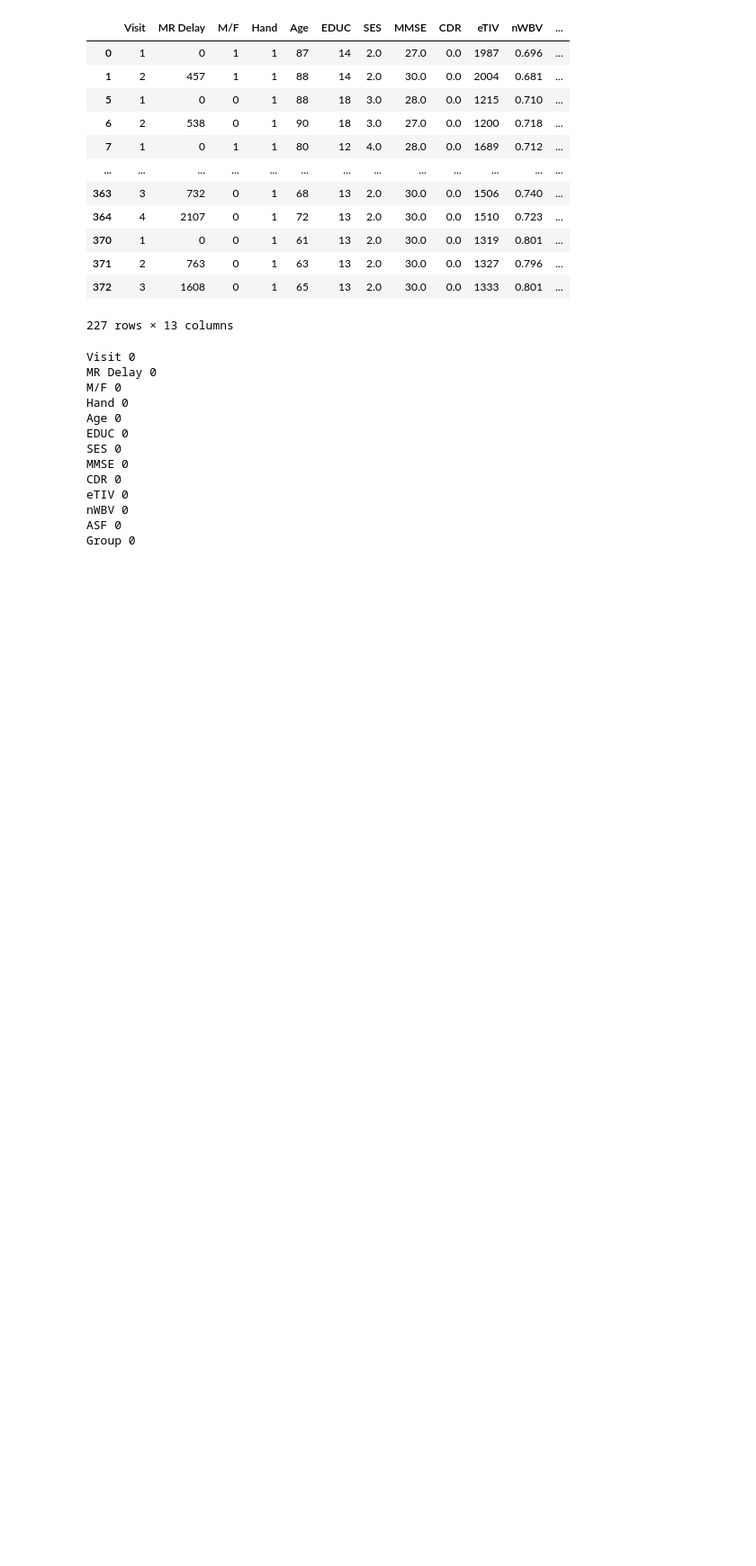
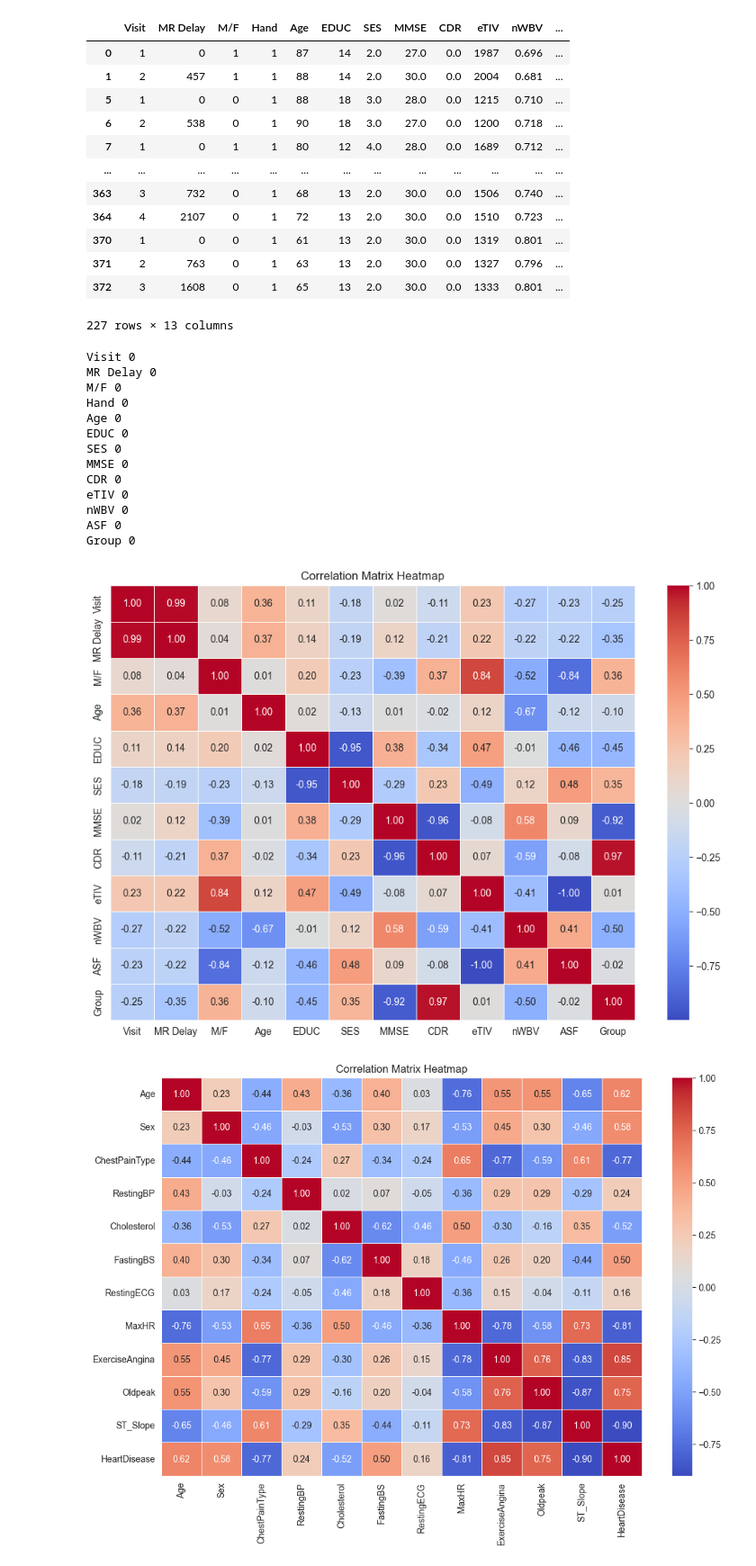
Before and after one commit to Rohithk2003/LungCancerPrediction, a Jupyter notebook: main.ipynb, the cells around one changed output. Shown at 90% size. Saved outputs shown, nothing was run; the diff lists cells and outputs as text; code cells hidden in the pictures; blank space fills up the shorter version.

```diff
--- a/main.ipynb
+++ b/main.ipynb
@@ -121,7 +116,8 @@ Data columns (total 11 columns):
 dtypes: float64(9), int64(1), object(1)
 memory usage: 2.6+ MB
 # %%
-df_lung_cancer.drop(columns=['GENDER'],inplace=True)
+df_lung_cancer.drop(columns=['GENDER'], inplace=True)
+df_lung_cancer["LUNG_CANCER"] = df_lung_cancer["LUNG_CANCER"].map({'YES': 1, 'NO': 0})
 # %%
 df_liver_disease.info()
 # %% [output]
@@ -249,0 +241,26 @@ df_heart_disease["Sex"] =label_encoder.fit_transform(df_heart_disease['Sex'])
+# %%
+df_dementia_disease.drop(columns=['Hand'], inplace=True)
+# %%
+df1 = df_dementia_disease.corr()
+df2 = df_heart_disease.corr()
+df3 = df_lung_cancer.corr()
+df4 = df_liver_disease.corr()
+plt.figure(figsize=(12, 8))
+sns.heatmap(df1.corr(), annot=True, cmap='coolwarm', fmt='.2f', linewidths=0.5)
+plt.title('Correlation Matrix Heatmap')
+plt.show()
+plt.figure(figsize=(12, 8))
+sns.heatmap(df2.corr(), annot=True, cmap='coolwarm', fmt='.2f', linewidths=0.5)
+plt.title('Correlation Matrix Heatmap')
+plt.show()
+plt.figure(figsize=(12, 8))
+sns.heatmap(df3.corr(), annot=True, cmap='coolwarm', fmt='.2f', linewidths=0.5)
+plt.title('Correlation Matrix Heatmap')
+plt.show()
+plt.figure(figsize=(12, 8))
+sns.heatmap(df4.corr(), annot=True, cmap='coolwarm', fmt='.2f', linewidths=0.5)
+plt.title('Correlation Matrix Heatmap')
+plt.show()
+# %% [output]
+[figure, added]
+[figure, added]
```
Also changed, not shown: parts of 14 cells of this notebook, 3 other files.
